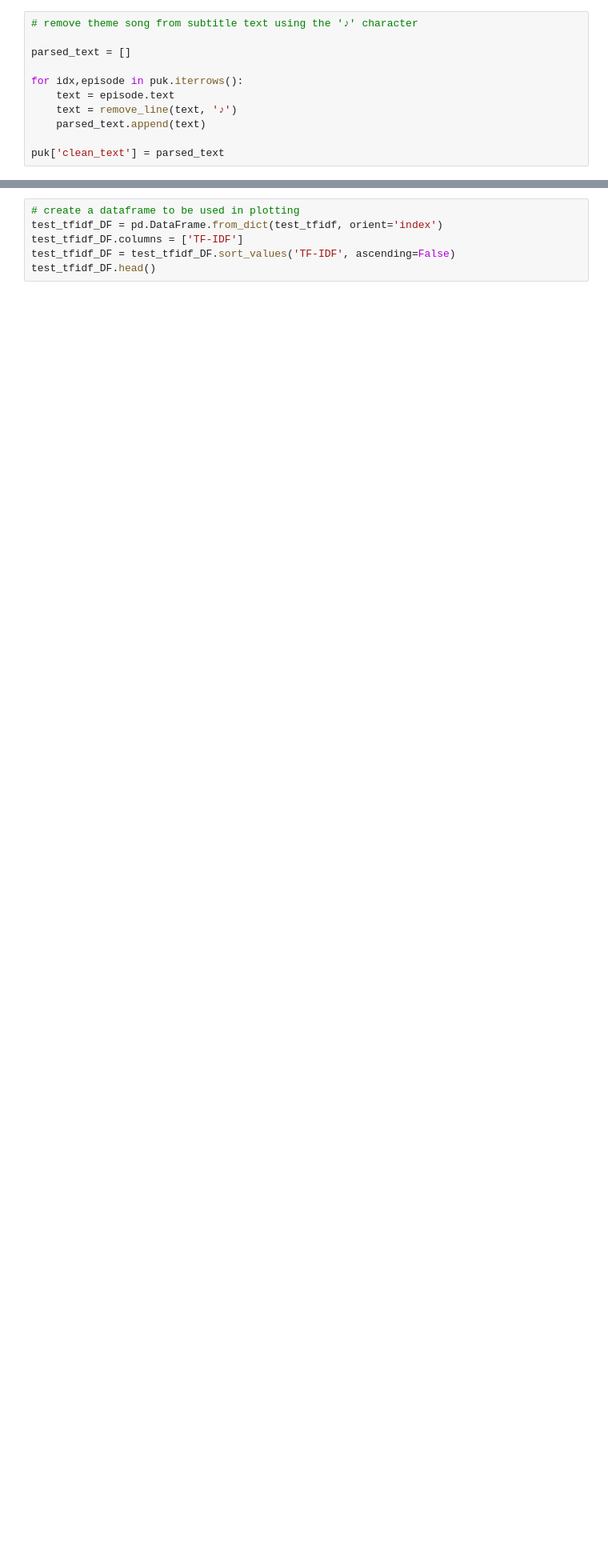
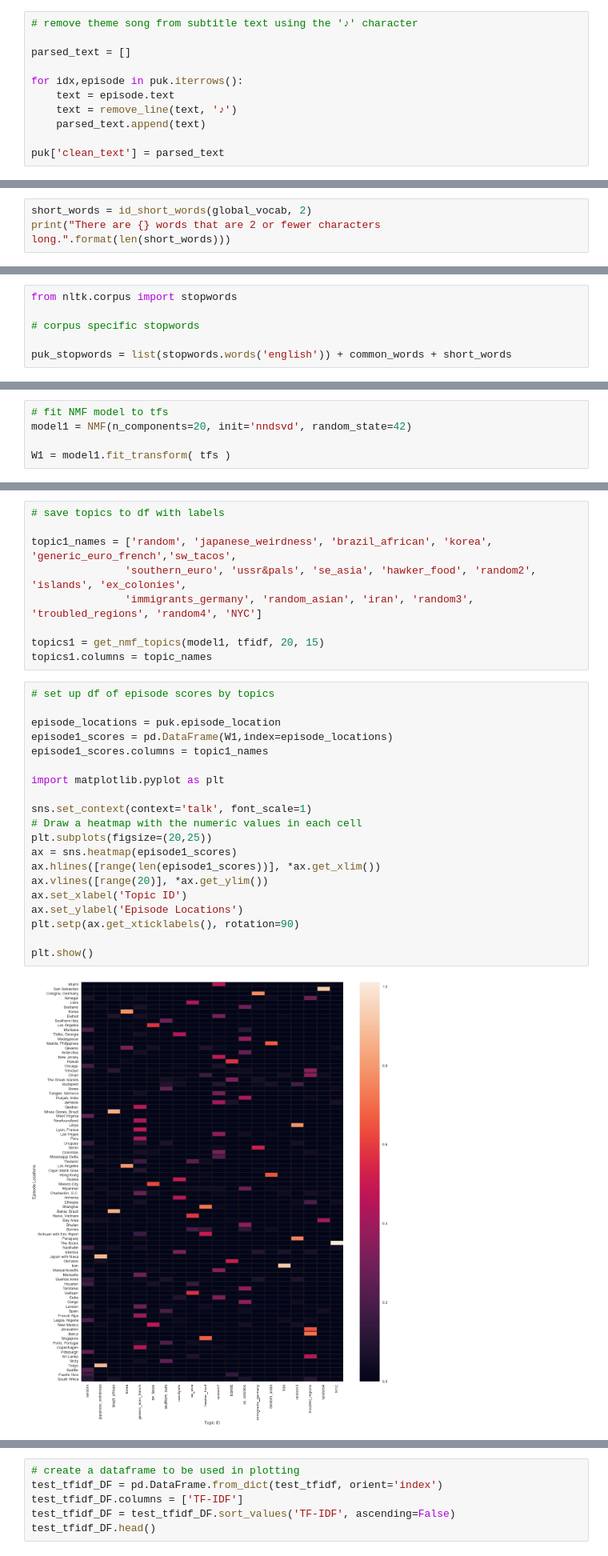
Before and after one commit to katherinechandler/puk_nlp, a Jupyter notebook: parts_unknown_initial_exploration.ipynb, the cells around one changed output, grey strips where cells are left out. Shown at 80% size. Drawn from its saved outputs; the diff is of its cells as text; blank space fills up the shorter version.

```diff
--- a/parts_unknown_initial_exploration.ipynb
+++ b/parts_unknown_initial_exploration.ipynb
@@ -379,0 +358,3 @@ realli   1014
+# %%
+short_words = id_short_words(global_vocab, 2)
+print("There are {} words that are 2 or fewer characters long.".format(len(short_words)))
@@ -379,0 +363,6 @@ realli   1014
+# %%
+from nltk.corpus import stopwords
+
+# corpus specific stopwords
+
+puk_stopwords = list(stopwords.words('english')) + common_words + short_words
@@ -379,0 +439,5 @@ realli   1014
+# %%
+# fit NMF model to tfs
+model1 = NMF(n_components=20, init='nndsvd', random_state=42)
+
+W1 = model1.fit_transform( tfs )
@@ -379,0 +465,31 @@ realli   1014
+# %%
+# save topics to df with labels
+
+topic1_names = ['random', 'japanese_weirdness', 'brazil_african', 'korea', 'generic_euro_french','sw_tacos',
+               'southern_euro', 'ussr&pals', 'se_asia', 'hawker_food', 'random2', 'islands', 'ex_colonies',
+               'immigrants_germany', 'random_asian', 'iran', 'random3', 'troubled_regions', 'random4', 'NYC']
+
+topics1 = get_nmf_topics(model1, tfidf, 20, 15)
+topics1.columns = topic_names
+# %%
+# set up df of episode scores by topics
+
+episode_locations = puk.episode_location
+episode1_scores = pd.DataFrame(W1,index=episode_locations)
+episode1_scores.columns = topic1_names
+
+import matplotlib.pyplot as plt
+
+sns.set_context(context='talk', font_scale=1)
+# Draw a heatmap with the numeric values in each cell
+plt.subplots(figsize=(20,25))
+ax = sns.heatmap(episode1_scores)
+ax.hlines([range(len(episode1_scores))], *ax.get_xlim())
+ax.vlines([range(20)], *ax.get_ylim())
+ax.set_xlabel('Topic ID')
+ax.set_ylabel('Episode Locations')
+plt.setp(ax.get_xticklabels(), rotation=90)
+
+plt.show()
+# %% [output]
+[figure, added]
```
Also changed, not shown: parts of 135 cells of this notebook.
